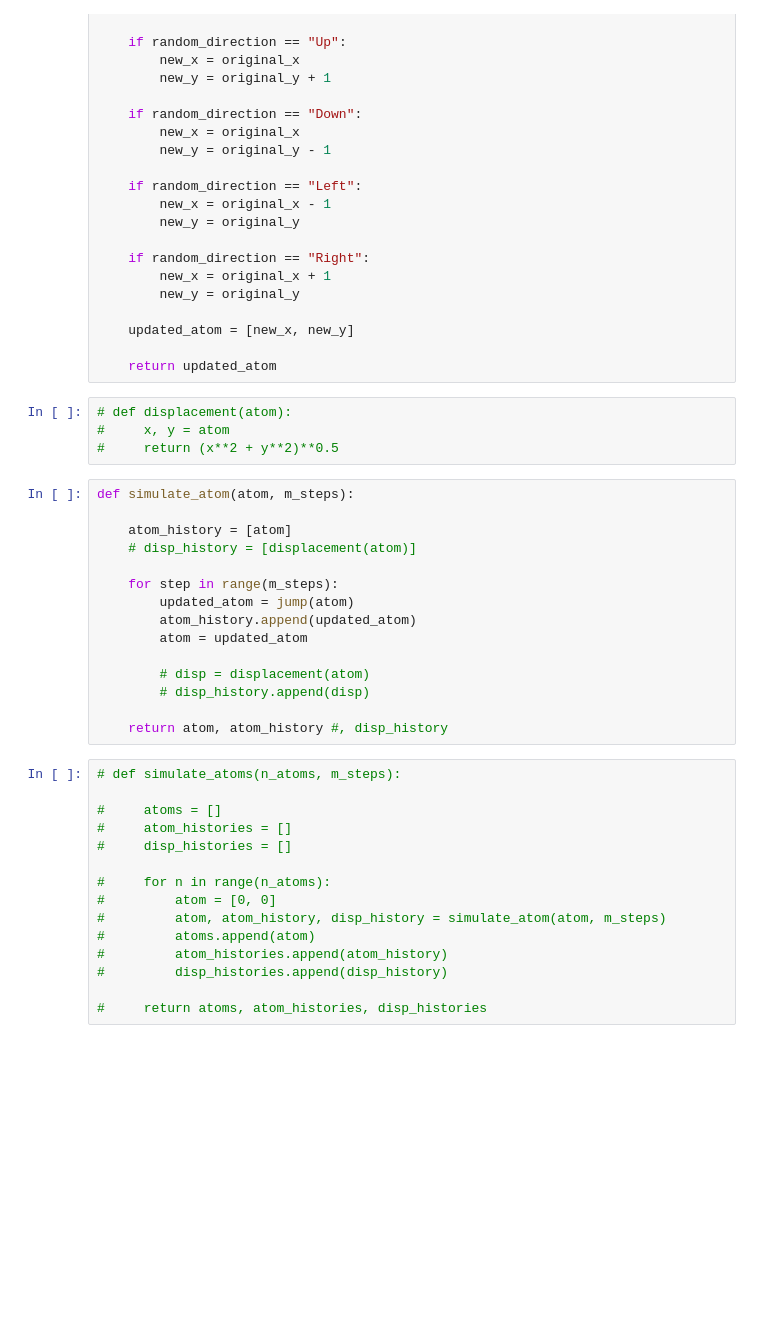
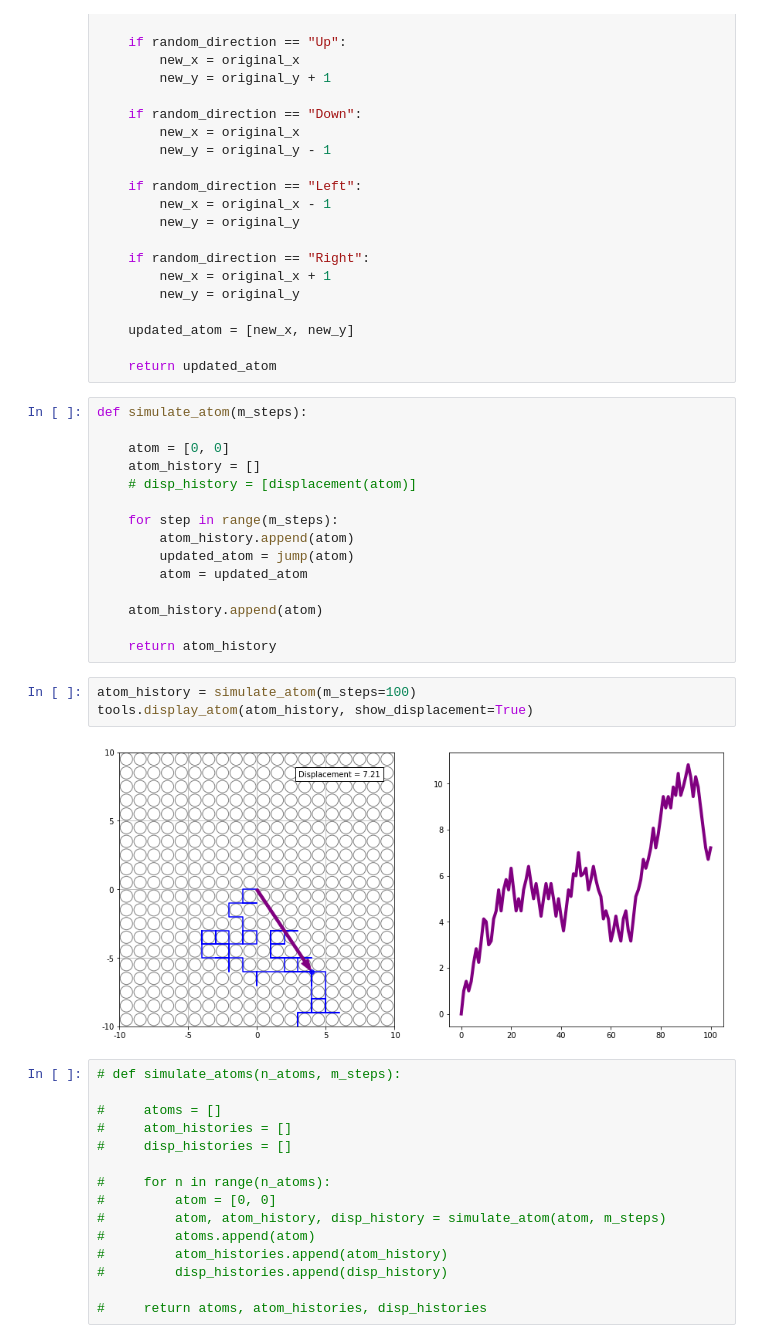
Before and after one commit to McMasterCMS/random-walk-diffusion, a Jupyter notebook: master_notebook.ipynb, the cells around one changed output. Cells and saved outputs as stored; diff of their text form; blank space fills up the shorter version.

Commit message:
updated graphs

```diff
--- a/master_notebook.ipynb
+++ b/master_notebook.ipynb
@@ -47,25 +51,26 @@ def jump(atom):
     updated_atom = [new_x, new_y]
 
     return updated_atom
-# %%
-# def displacement(atom):
-#     x, y = atom
-#     return (x**2 + y**2)**0.5
 # %%
-def simulate_atom(atom, m_steps):
+def simulate_atom(m_steps):
 
-    atom_history = [atom]
+    atom = [0, 0]
+    atom_history = []
     # disp_history = [displacement(atom)]
 
     for step in range(m_steps):
+        atom_history.append(atom)
         updated_atom = jump(atom)
-        atom_history.append(updated_atom)
         atom = updated_atom
 
-        # disp = displacement(atom)
-        # disp_history.append(disp)
+    atom_history.append(atom)
 
-    return atom, atom_history #, disp_history
+    return atom_history
+# %%
+atom_history = simulate_atom(m_steps=100)
+tools.display_atom(atom_history, show_displacement=True)
+# %% [output]
+[figure, added]
 # %%
 # def simulate_atoms(n_atoms, m_steps):
 
```
Also changed, not shown: parts of 6 cells of this notebook, 1 other file.
